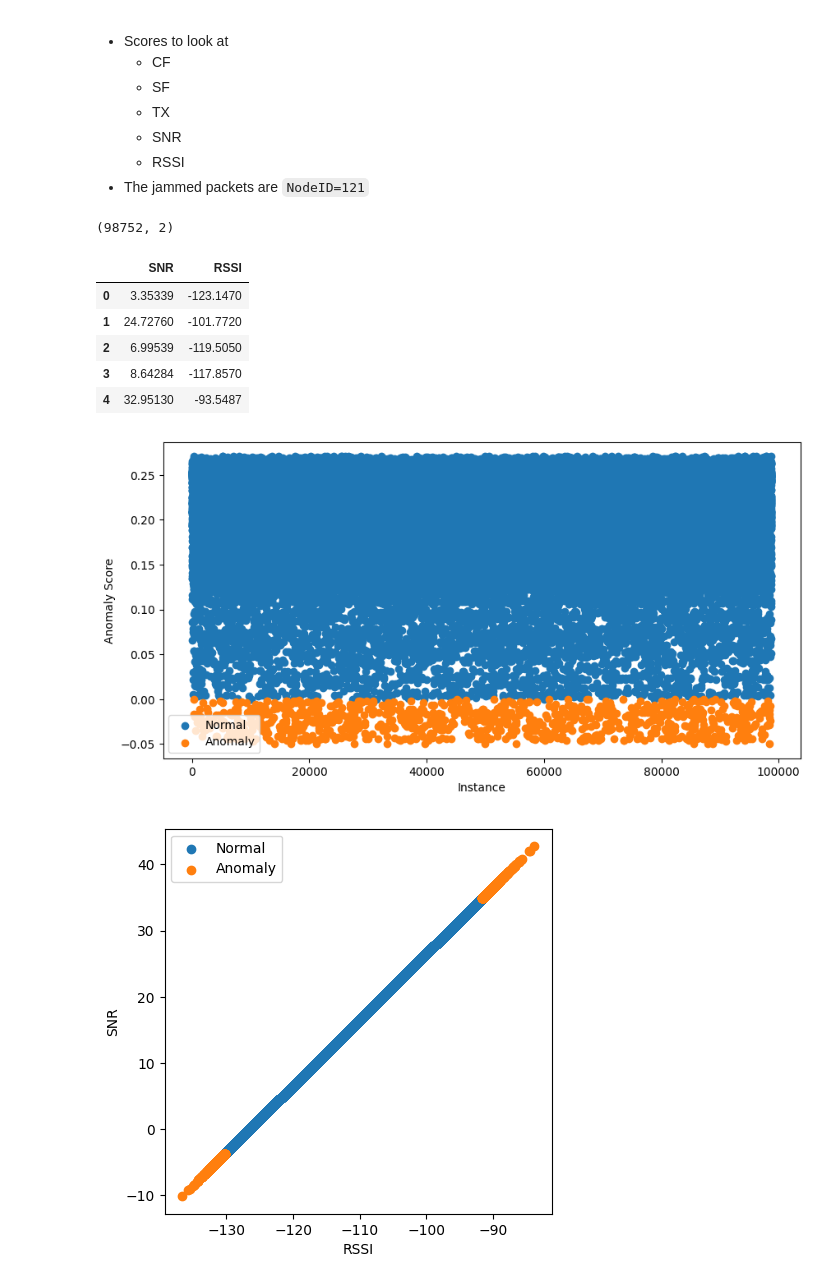
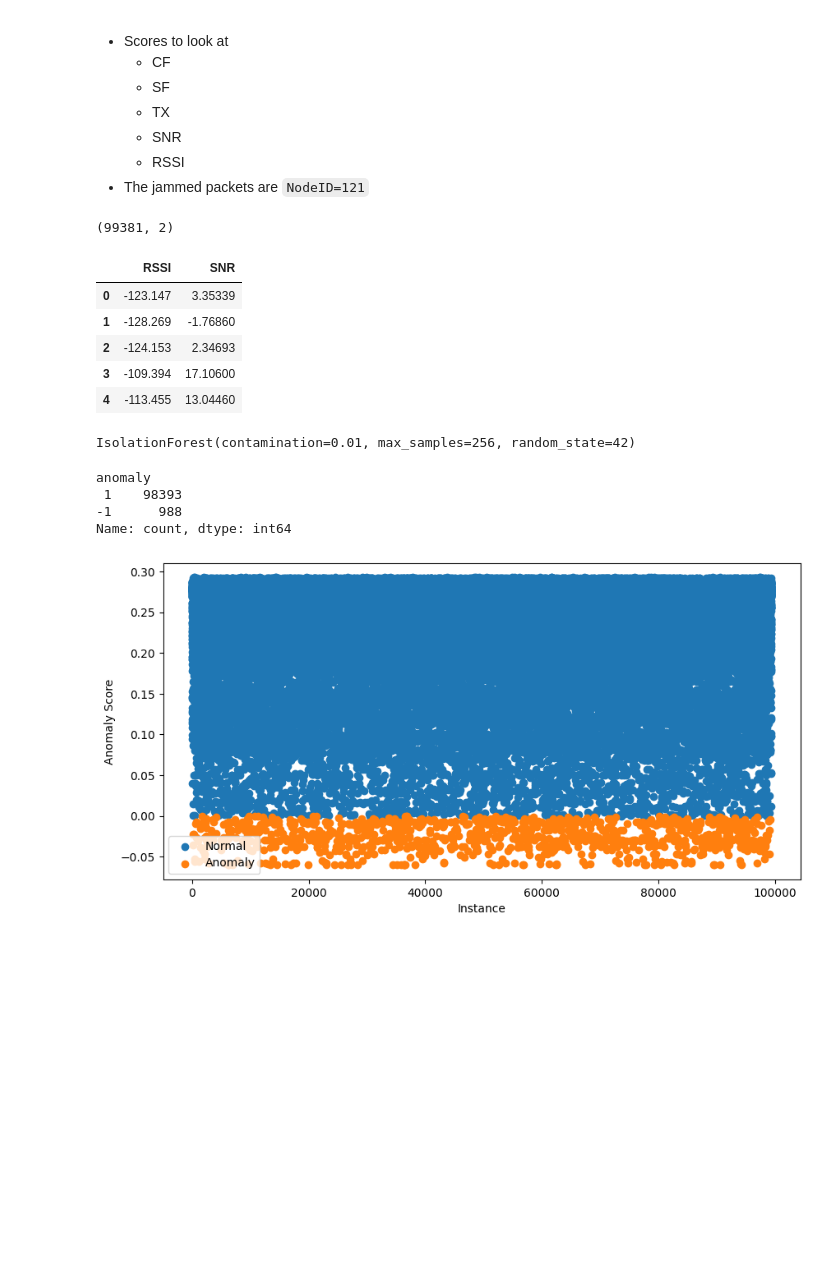
Before and after one commit to hreid1/COMP3000-LoRaWAN, a Jupyter notebook: sourcecode/my-app/src/ml/models/isolationforest.ipynb, the cells around one changed output. Saved outputs shown, nothing was run; the diff lists cells and outputs as text; code cells hidden in the pictures; blank space fills up the shorter version.

```diff
--- a/sourcecode/my-app/src/ml/models/isolationforest.ipynb
+++ b/sourcecode/my-app/src/ml/models/isolationforest.ipynb
@@ -29,53 +25,49 @@ data = jammer
 # %%
-features = data[['SNR','RSSI']]
+normal = pd.read_csv("../../datasets/normal_dataset.csv")
+jammer = pd.read_csv("../../datasets/jammer_dataset.csv")
+
+data = pd.DataFrame(normal)
+features = data[['RSSI', 'SNR']]
 features = features.dropna()
 print(features.shape)
 features.head()
 # %% [output]
-(98752, 2)
+(99381, 2)
-|  | SNR | RSSI |
-| 0 | 3.35339 | -123.1470 |
-| 1 | 24.72760 | -101.7720 |
-| 2 | 6.99539 | -119.5050 |
-| 3 | 8.64284 | -117.8570 |
-| 4 | 32.95130 | -93.5487 |
+|  | RSSI | SNR |
+| 0 | -123.147 | 3.35339 |
+| 1 | -128.269 | -1.76860 |
+| 2 | -124.153 | 2.34693 |
+| 3 | -109.394 | 17.10600 |
+| 4 | -113.455 | 13.04460 |
 # %%
 n_estimators = 100
 contaimination = 0.01
 sample_size = 256
+# %%
+IF = IsolationForest(n_estimators=n_estimators, contamination=contaimination, max_samples=sample_size, random_state=42)
+IF.fit(features)
+# %% [output]
+IsolationForest(contamination=0.01, max_samples=256, random_state=42)
+# %%
+data = data.loc[features.index].copy()
+data['anomaly_score'] = IF.decision_function(features)
+data['anomaly'] = IF.predict(features)
+
+data['anomaly'].value_counts()
+# %% [output]
+anomaly
+ 1    98393
+-1      988
+Name: count, dtype: int64
 # %%
-## Isolation Forest
-IF = IsolationForest(n_estimators=n_estimators, contamination=contaimination, max_samples=sample_size, random_state=42)
-IF.fit(features)
-
-data = data.loc[features.index].copy()
-data['anomaly_score'] = IF.decision_function(features)
-data['anomaly'] = IF.predict(features)
-data['anomaly'].value_counts()
-
-# Visualization of the results
-plt.figure(figsize=(10, 5))
-
-# Plot normal instances
+plt.figure(figsize=(10,5))
 normal = data[data['anomaly'] == 1]
 plt.scatter(normal.index, normal['anomaly_score'], label='Normal')
-
-# Plot anomalies
 anomalies = data[data['anomaly'] == -1]
 plt.scatter(anomalies.index, anomalies['anomaly_score'], label='Anomaly')
 plt.xlabel("Instance")
-plt.ylabel("Anomaly Score")
+plt.ylabel('Anomaly Score')
 plt.legend()
 plt.show()
-
-plt.figure(figsize=(5,5))
-
-plt.scatter(normal['RSSI'], normal['SNR'], label='Normal')
-plt.scatter(anomalies['RSSI'], anomalies['SNR'], label='Anomaly')
-plt.xlabel('RSSI')
-plt.ylabel('SNR')
-plt.legend()
-plt.show()
 # %% [output]
-[figure, old version]
+[figure, new version]
-[figure, removed]
```
Also changed, not shown: parts of 3 cells of this notebook, 1 other file.
